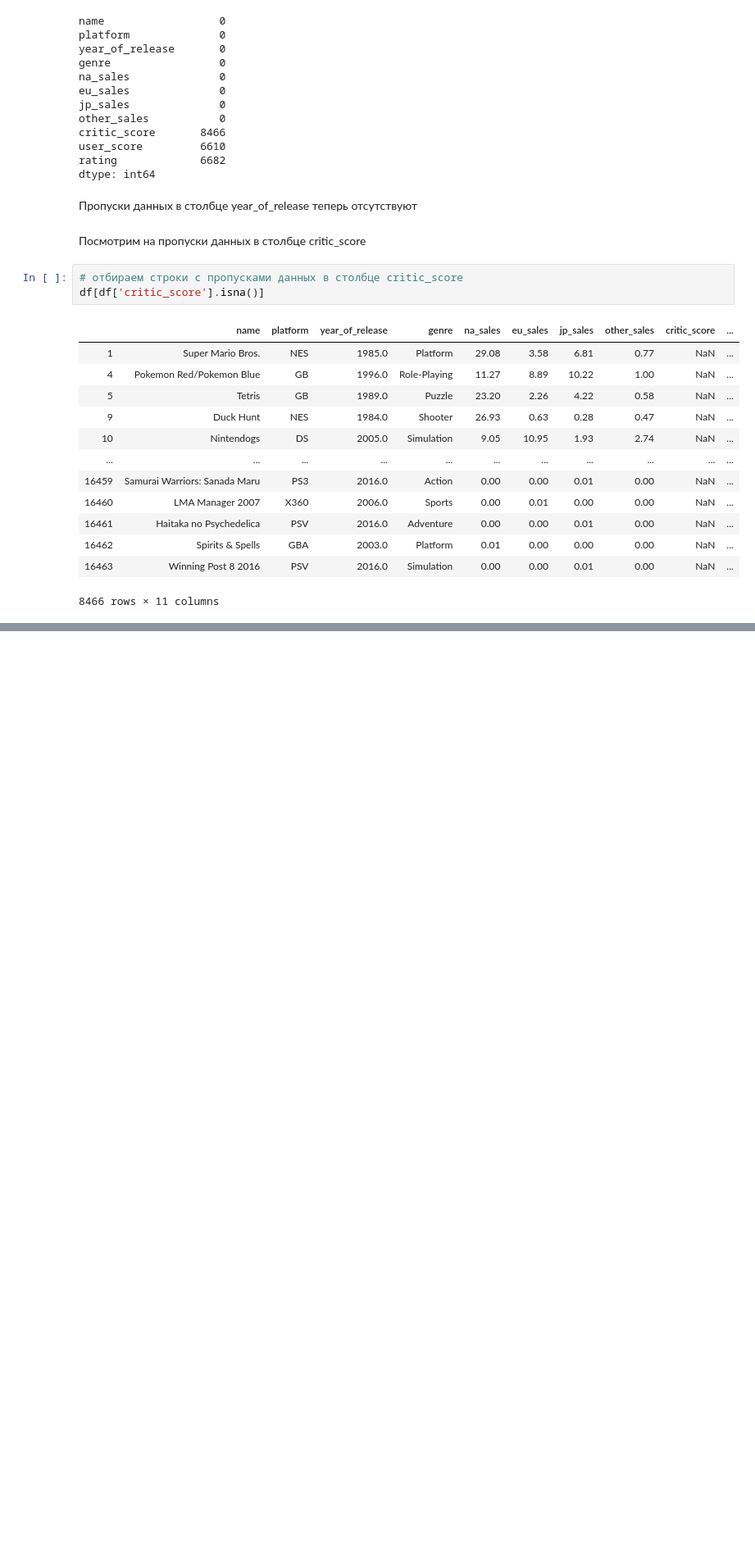
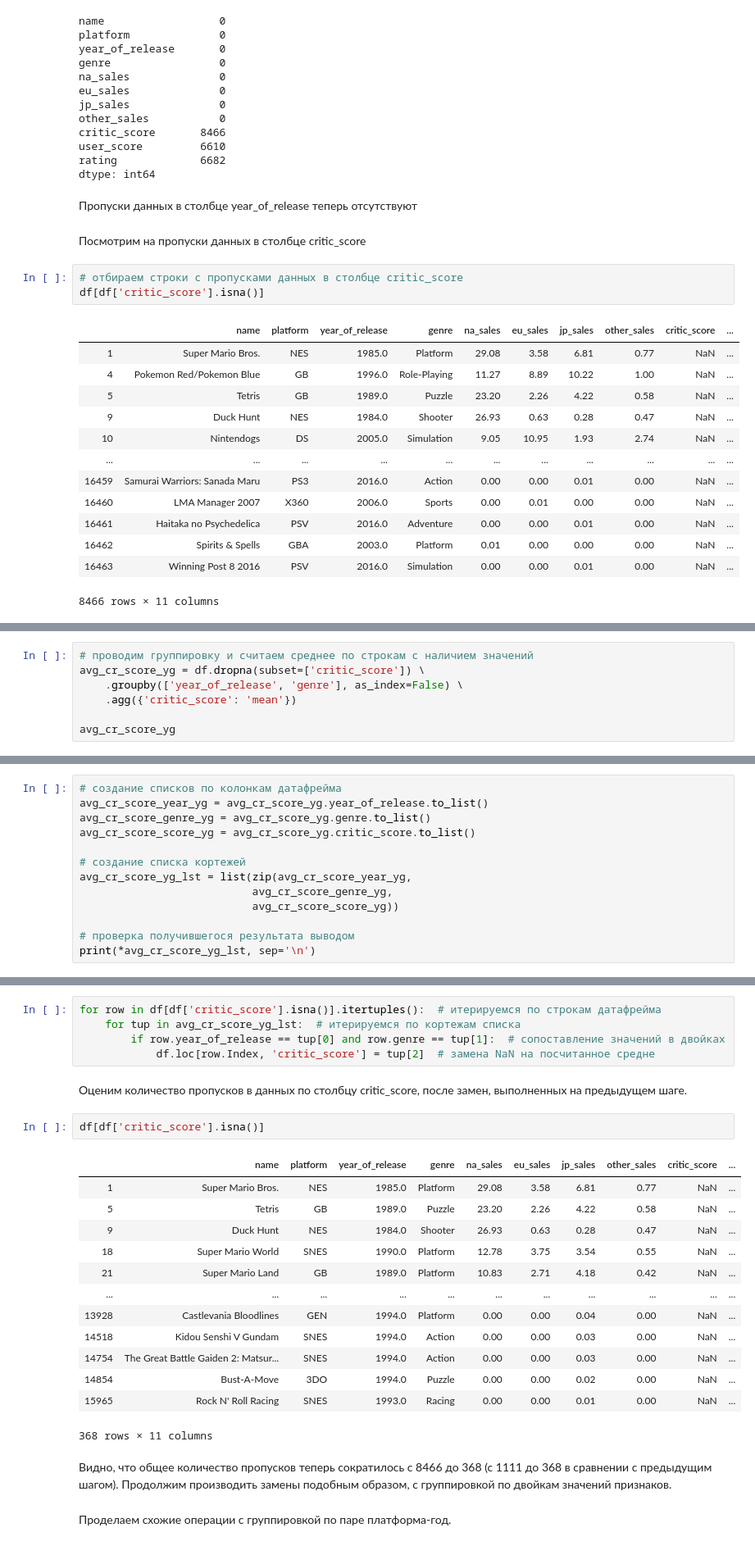
Before and after one commit to nktnlx/data_analysis_portfolio, a Jupyter notebook: video_games_sales.ipynb, the cells around one changed output, grey strips where cells are left out. Shown at 82% size. Cells and saved outputs as stored; diff of their text form; blank space fills up the shorter version.

```diff
--- a/video_games_sales.ipynb
+++ b/video_games_sales.ipynb
@@ -300,0 +469,7 @@ df[df['critic_score'].isna()]
+# %%
+# проводим группировку и считаем среднее по строкам с наличием значений
+avg_cr_score_yg = df.dropna(subset=['critic_score']) \
+    .groupby(['year_of_release', 'genre'], as_index=False) \
+    .agg({'critic_score': 'mean'})
+
+avg_cr_score_yg
@@ -300,0 +490,13 @@ df[df['critic_score'].isna()]
+# %%
+# создание списков по колонкам датафрейма
+avg_cr_score_year_yg = avg_cr_score_yg.year_of_release.to_list()
+avg_cr_score_genre_yg = avg_cr_score_yg.genre.to_list()
+avg_cr_score_score_yg = avg_cr_score_yg.critic_score.to_list()
+
+# создание списка кортежей
+avg_cr_score_yg_lst = list(zip(avg_cr_score_year_yg,
+                           avg_cr_score_genre_yg,
+                           avg_cr_score_score_yg))
+
+# проверка получившегося результата выводом
+print(*avg_cr_score_yg_lst, sep='\n')
@@ -300,0 +521,27 @@ df[df['critic_score'].isna()]
+# %%
+for row in df[df['critic_score'].isna()].itertuples():  # итерируемся по строкам датафрейма
+    for tup in avg_cr_score_yg_lst:  # итерируемся по кортежам списка
+        if row.year_of_release == tup[0] and row.genre == tup[1]:  # сопоставление значений в двойках
+            df.loc[row.Index, 'critic_score'] = tup[2]  # замена NaN на посчитанное средне
+# %% [markdown]
+Оценим количество пропусков в данных по столбцу critic_score, после замен, выполненных на предыдущем шаге.
+# %%
+df[df['critic_score'].isna()]
+# %% [output]
+|  | name | platform | year_of_release | genre | na_sales | eu_sales | jp_sales | other_sales | critic_score | ... |
+| 1 | Super Mario Bros. | NES | 1985.0 | Platform | 29.08 | 3.58 | 6.81 | 0.77 | NaN | ... |
+| 5 | Tetris | GB | 1989.0 | Puzzle | 23.20 | 2.26 | 4.22 | 0.58 | NaN | ... |
+| 9 | Duck Hunt | NES | 1984.0 | Shooter | 26.93 | 0.63 | 0.28 | 0.47 | NaN | ... |
+| 18 | Super Mario World | SNES | 1990.0 | Platform | 12.78 | 3.75 | 3.54 | 0.55 | NaN | ... |
+| 21 | Super Mario Land | GB | 1989.0 | Platform | 10.83 | 2.71 | 4.18 | 0.42 | NaN | ... |
+| ... | ... | ... | ... | ... | ... | ... | ... | ... | ... | ... |
+| 13928 | Castlevania Bloodlines | GEN | 1994.0 | Platform | 0.00 | 0.00 | 0.04 | 0.00 | NaN | ... |
+| 14518 | Kidou Senshi V Gundam | SNES | 1994.0 | Action | 0.00 | 0.00 | 0.03 | 0.00 | NaN | ... |
+| 14754 | The Great Battle Gaiden 2: Matsur... | SNES | 1994.0 | Action | 0.00 | 0.00 | 0.03 | 0.00 | NaN | ... |
+| 14854 | Bust-A-Move | 3DO | 1994.0 | Puzzle | 0.00 | 0.00 | 0.02 | 0.00 | NaN | ... |
+| 15965 | Rock N' Roll Racing | SNES | 1993.0 | Racing | 0.00 | 0.00 | 0.01 | 0.00 | NaN | ... |
+368 rows × 11 columns
+# %% [markdown]
+Видно, что общее количество пропусков теперь сократилось с 8466 до 368 (с 1111 до 368 в сравнении с предыдущим шагом). Продолжим производить замены подобным образом, с группировкой по двойкам значений признаков.
+# %% [markdown]
+Проделаем схожие операции с группировкой по паре платформа-год.
```
Also changed, not shown: parts of 44 cells of this notebook.
